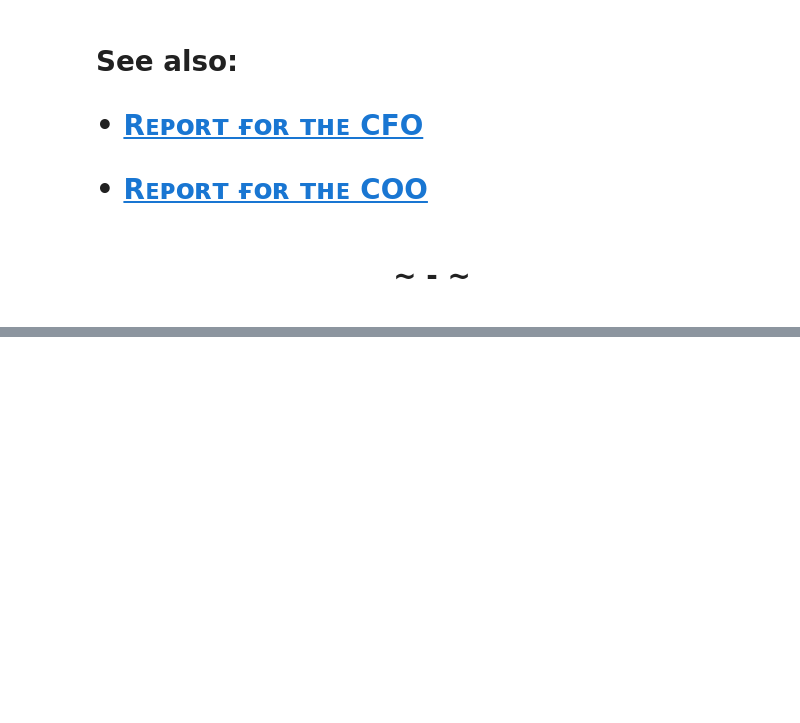
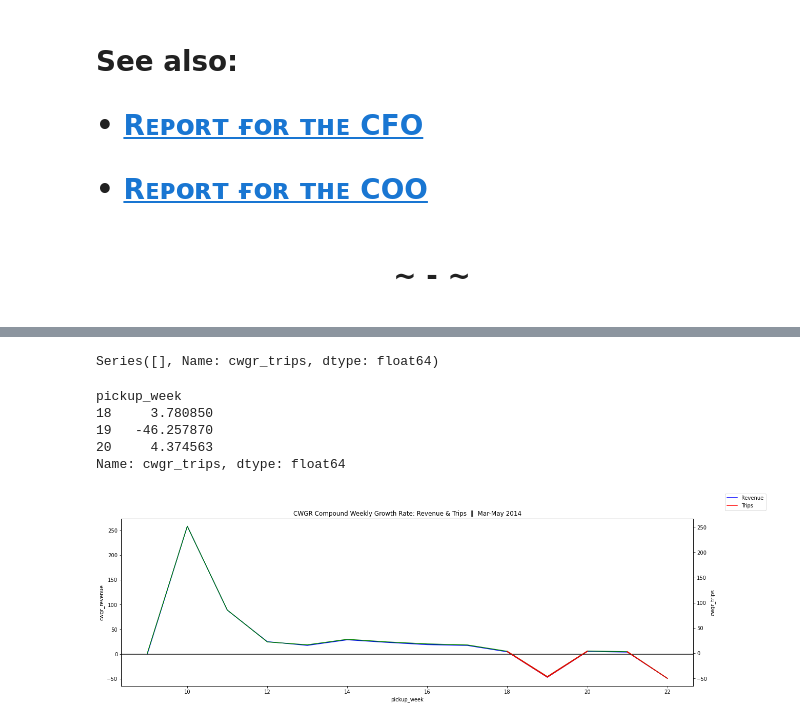
Before and after one commit to isis-santos-costa/99_Challenge, a Jupyter notebook: 99__Report_for_the_CEO.ipynb, the cells around one changed output, grey strips where cells are left out. Drawn from its saved outputs; the diff is of its cells as text; code cells hidden in the pictures; blank space fills up the shorter version.

```diff
--- a/99__Report_for_the_CEO.ipynb
+++ b/99__Report_for_the_CEO.ipynb
@@ -80,0 +268,4 @@ df = pd.read_csv('df_EDA.csv') # reading previously transformed data
+# %%
+first_week = min(weekly_revenue.index)
+first_week_revenue = weekly_revenue['total_amount'][first_week]
+first_week_trips   = weekly_trips['total_amount'][first_week]
@@ -80,0 +347,4 @@ df = pd.read_csv('df_EDA.csv') # reading previously transformed data
+# %%
+weekly_revenue['base'] = weekly_revenue['total_amount'] / first_week_revenue
+weekly_revenue['power'] = 1 / (weekly_revenue.index - first_week)
+weekly_revenue['cwgr_revenue'] = 100 * ( weekly_revenue['base'].pow(weekly_revenue['power']) - 1 )
@@ -80,0 +370,4 @@ df = pd.read_csv('df_EDA.csv') # reading previously transformed data
+# %%
+weekly_trips['base'] = weekly_trips['total_amount'] / first_week_trips
+weekly_trips['power'] = 1 / (weekly_trips.index - first_week)
+weekly_trips['cwgr_trips'] = 100 * ( weekly_trips['base'].pow(weekly_trips['power']) - 1 )
@@ -80,0 +393,35 @@ df = pd.read_csv('df_EDA.csv') # reading previously transformed data
+# %%
+cwgr_trips[18:20]
+# %% [output]
+Series([], Name: cwgr_trips, dtype: float64)
+# %%
+cwgr_trips.loc[18:20]
+# %% [output]
+pickup_week
+18     3.780850
+19   -46.257870
+20     4.374563
+Name: cwgr_trips, dtype: float64
+# %%
+cwgr_revenue = weekly_revenue['cwgr_revenue']
+cwgr_trips   = weekly_trips['cwgr_trips']
+# %%
+plt.figure(figsize=(20,6))
+plt.title('CWGR Compound Weekly Growth Rate: Revenue & Trips  ‖  Mar-May 2014')
+ax = sns.lineplot(data=cwgr_revenue, legend=False, color='b')
+sns.lineplot(data=cwgr_revenue.loc[18:20], legend=False, color='r')
+sns.lineplot(data=cwgr_revenue.loc[21:22], legend=False, color='r')
+ax2 = plt.twinx()
+sns.lineplot(data=cwgr_trips, ax=ax2, legend=False, color='g')
+sns.lineplot(data=cwgr_trips.loc[18:20], ax=ax2, legend=False, color='r')
+sns.lineplot(data=cwgr_trips.loc[21:22], ax=ax2, legend=False, color='r')
+
+ax.axhline(y=0, color='k')
+ax.figure.legend(['Revenue', 'Trips'])
+
+#xlabels = ''
+#ax.set_xticklabels(xlabels)
+
+plt.show()
+# %% [output]
+[figure, added]
```
Also changed, not shown: parts of 43 cells of this notebook.
